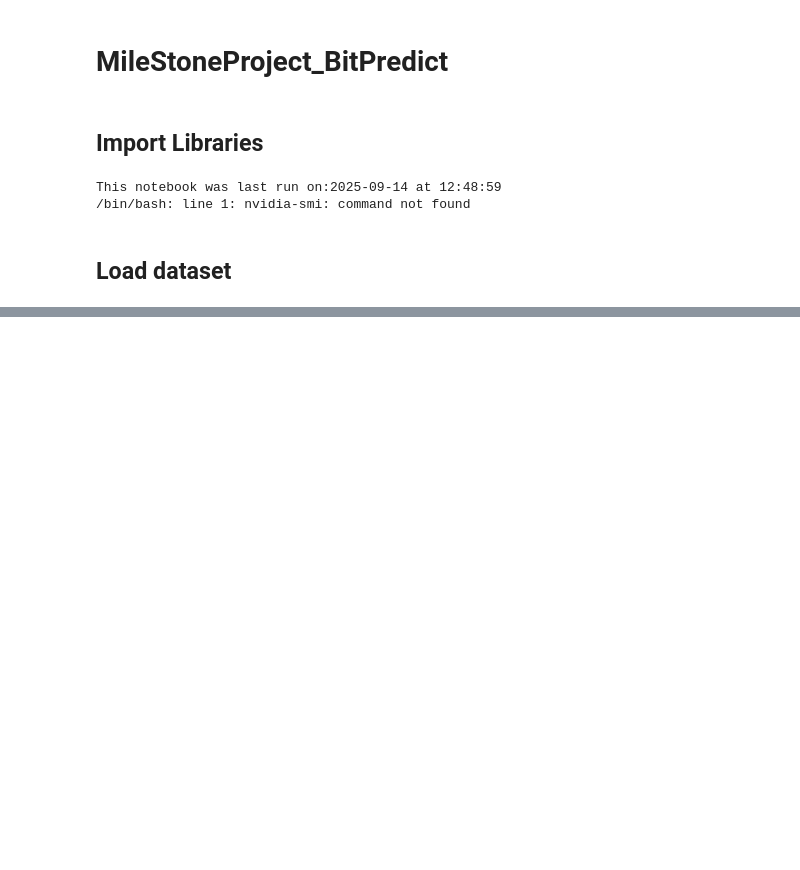
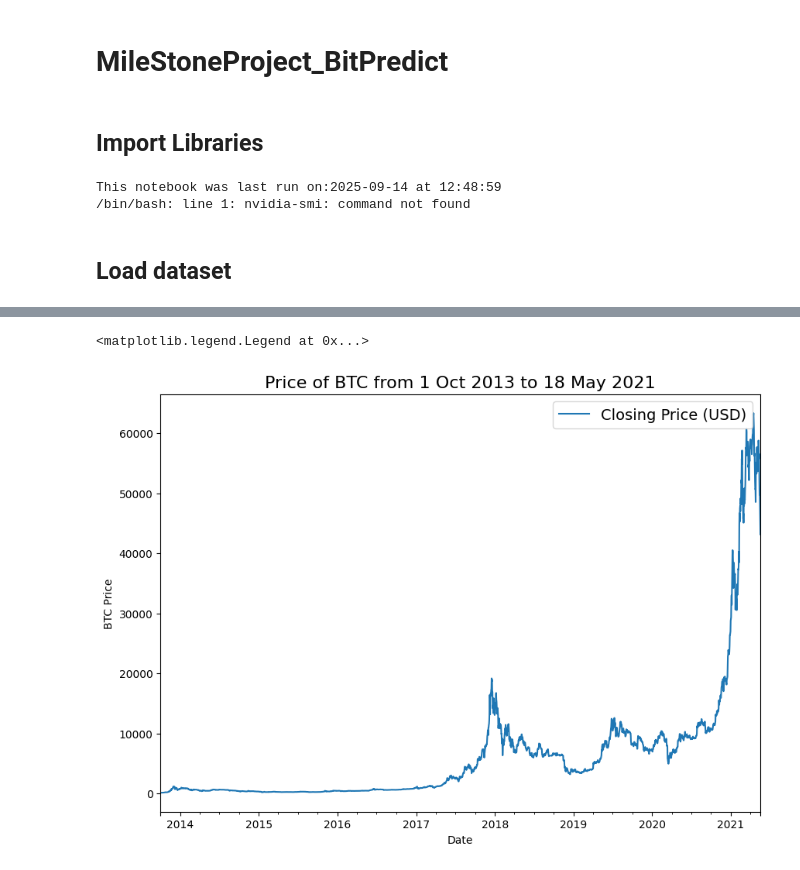
Before and after one commit to khangbkk23/MileStoneProject_BitPredict, a Jupyter notebook: src/pipeline.ipynb, the cells around one changed output, grey strips where cells are left out. Drawn from its saved outputs; the diff is of its cells as text; code cells hidden in the pictures; blank space fills up the shorter version.

Commit message:
Import dataset

```diff
--- a/src/pipeline.ipynb
+++ b/src/pipeline.ipynb
@@ -34,0 +37,7 @@ BTC_USD_2013-10-01_ 100%[===================>] 174,33K   846KB/s    in 0,2s
+# %%
+# import the dataset
+import string
+data_address =f"{data_dir}BTC_USD_2013-10-01_2021-05-18-CoinDesk.csv"
+df = pd.read_csv(data_address, parse_dates=["Date"], index_col=["Date"]) # Parse the date column and tell pandas column 1 is a datetime
+
+df.head(10)
@@ -34,0 +80,4 @@ BTC_USD_2013-10-01_ 100%[===================>] 174,33K   846KB/s    in 0,2s
+# %%
+# Closing price for each day
+bitcoin_prices = pd.DataFrame(df["Closing Price (USD)"]).rename(columns={"Closing Price(USD)": "Price"})
+bitcoin_prices.head(10)
@@ -34,0 +97,8 @@ BTC_USD_2013-10-01_ 100%[===================>] 174,33K   846KB/s    in 0,2s
+# %%
+bitcoin_prices.plot(figsize=(10,7))
+plt.ylabel("BTC Price")
+plt.title("Price of BTC from 1 Oct 2013 to 18 May 2021", fontsize=16)
+plt.legend(fontsize=14)
+# %% [output]
+<matplotlib.legend.Legend at 0x...>
+[figure, added]
```
Also changed, not shown: parts of 7 cells of this notebook, 3 other files.
